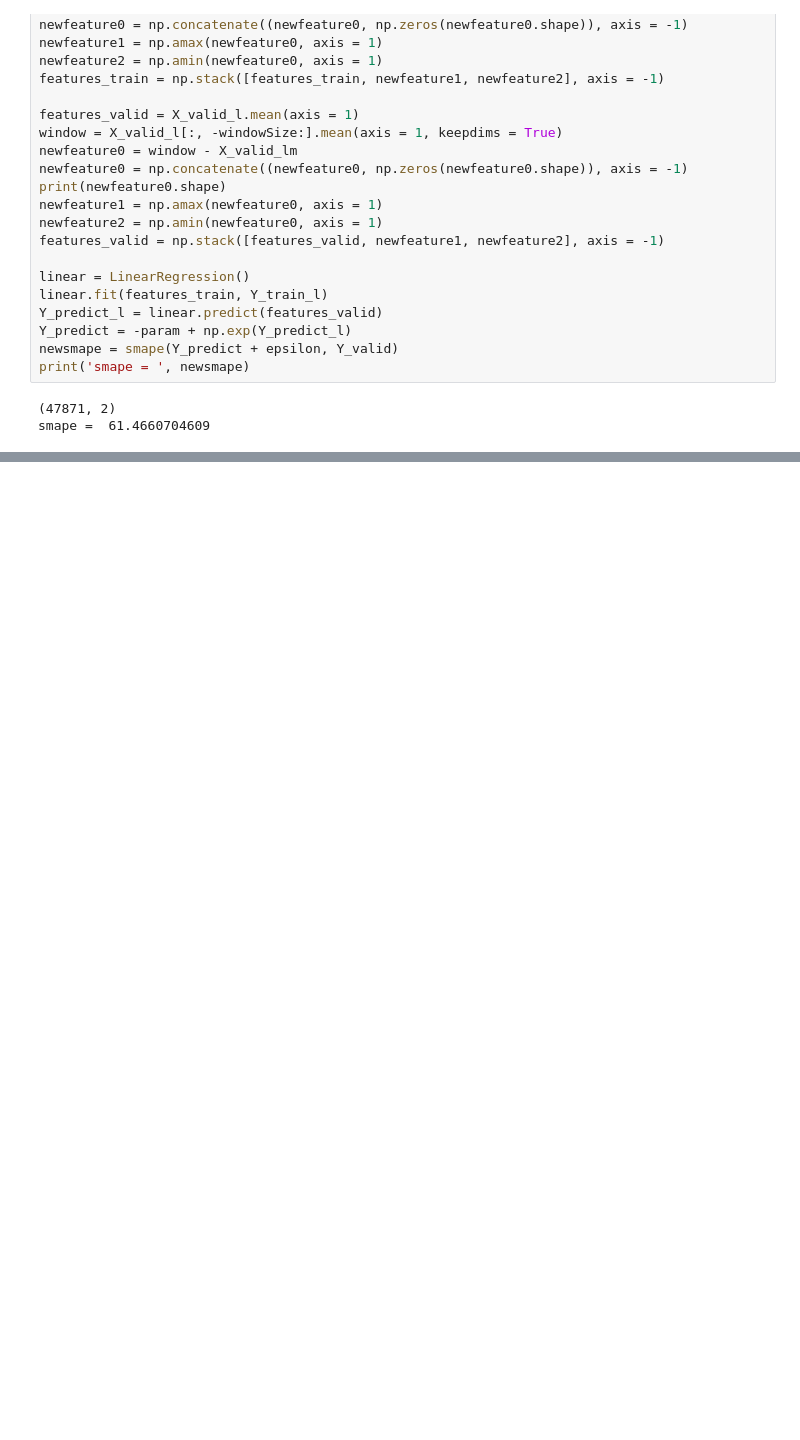
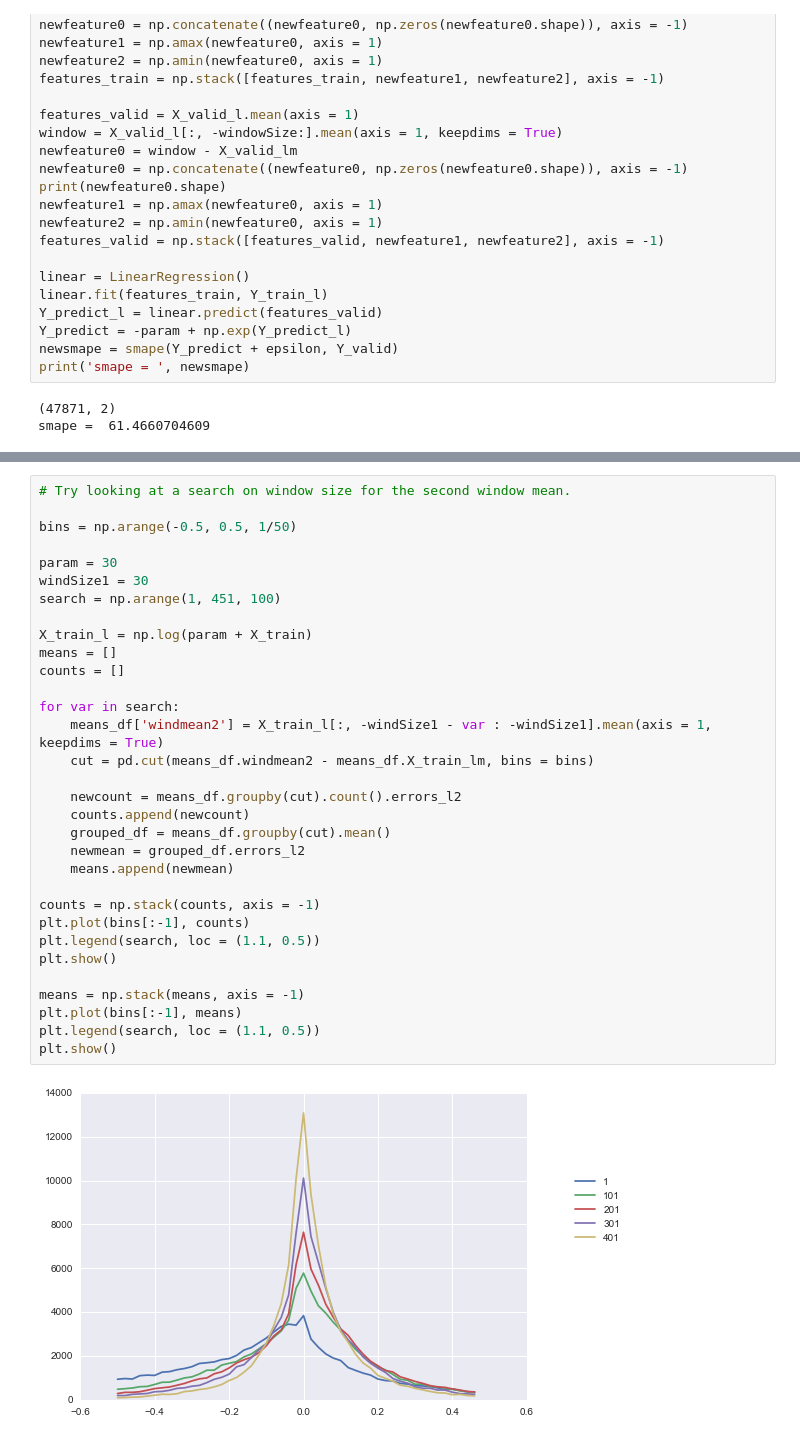
Before and after one commit to MatthewMcGonagle/KaggleWikiTraffic, a Jupyter notebook: AbsoluteWindowMeans.ipynb, the cells around one changed output, grey strips where cells are left out. Saved outputs shown, nothing was run; the diff lists cells and outputs as text; blank space fills up the shorter version.

```diff
--- a/AbsoluteWindowMeans.ipynb
+++ b/AbsoluteWindowMeans.ipynb
@@ -291,0 +396,34 @@ plt.show()
+# %%
+# Try looking at a search on window size for the second window mean.
+
+bins = np.arange(-0.5, 0.5, 1/50)
+
+param = 30
+windSize1 = 30
+search = np.arange(1, 451, 100)
+
+X_train_l = np.log(param + X_train)
+means = []
+counts = []
+
+for var in search:
+    means_df['windmean2'] = X_train_l[:, -windSize1 - var : -windSize1].mean(axis = 1, keepdims = True)
+    cut = pd.cut(means_df.windmean2 - means_df.X_train_lm, bins = bins)
+
+    newcount = means_df.groupby(cut).count().errors_l2
+    counts.append(newcount)
+    grouped_df = means_df.groupby(cut).mean()
+    newmean = grouped_df.errors_l2
+    means.append(newmean)
+
+counts = np.stack(counts, axis = -1)
+plt.plot(bins[:-1], counts)
+plt.legend(search, loc = (1.1, 0.5))
+plt.show()
+
+means = np.stack(means, axis = -1)
+plt.plot(bins[:-1], means)
+plt.legend(search, loc = (1.1, 0.5))
+plt.show()
+# %% [output]
+[figure, added]
```
Also changed, not shown: parts of 26 cells of this notebook.
